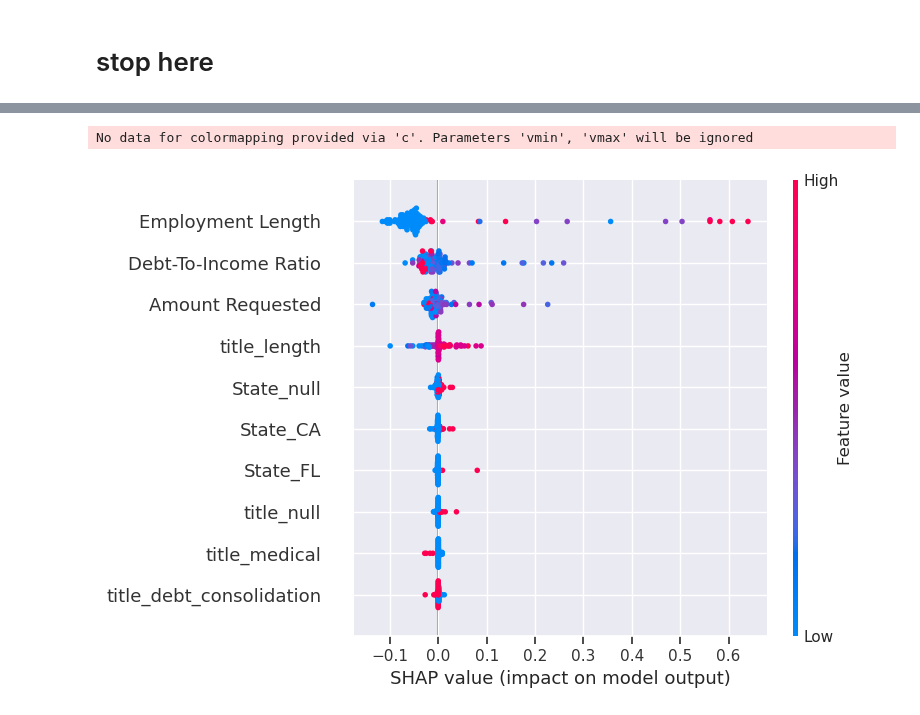
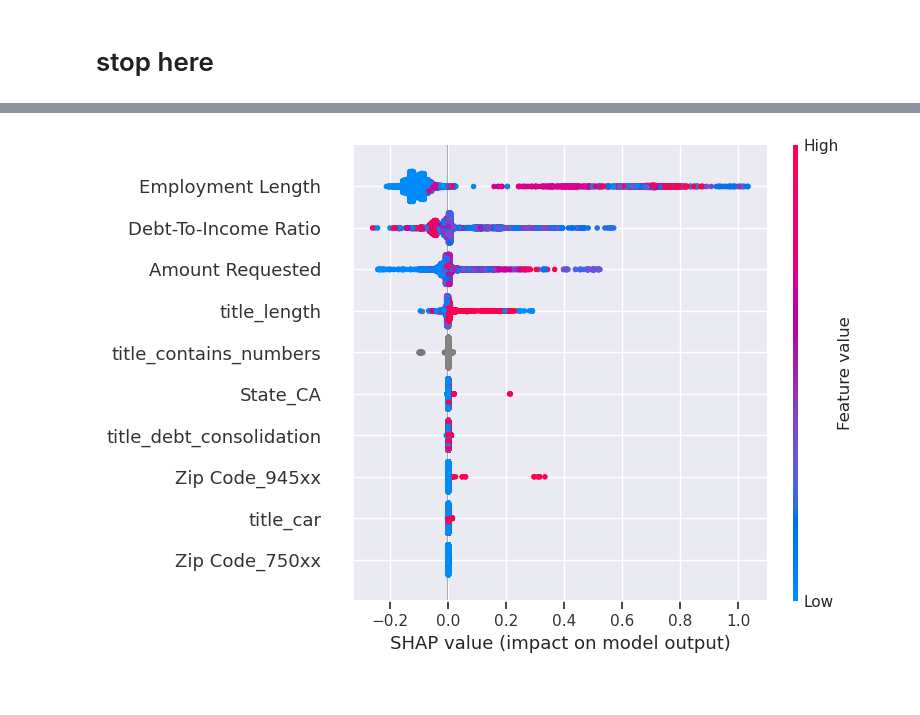
Before and after one commit to gediminas-skvarnavicius/lending-club, a Jupyter notebook: analysis.ipynb, the cells around one changed output, grey strips where cells are left out. Saved outputs shown, nothing was run; the diff lists cells and outputs as text; code cells hidden in the pictures.

Commit message:
model updated dtree added

```diff
--- a/analysis.ipynb
+++ b/analysis.ipynb
@@ -370,5 +93,3 @@ loan_classifier=lgb.LGBMClassifier(class_weight='balanced',force_col_wise=True)
-# %%
-X_mini_val=text_preprocessing_wo_training(X_mini_val)
 # %%
 full_pipeline = Pipeline(
     [
@@ -380,18 +101,21 @@ full_pipeline = Pipeline(
 from ray import train, tune
 from sklearn.metrics import f1_score
 
+search_space = {
+    'model__num_leaves': tune.randint(10, 200),
+    'model__n_estimators': tune.randint(10, 250),
+    'model__learning_rate': tune.loguniform(0.001, 0.1),
+    'model__colsample_bytree': tune.uniform(0.5, 1.0),
+    'model__subsample': tune.uniform(0.5, 1.0),
+    'model__reg_alpha': tune.loguniform(0.001, 1.0),
+    'model__reg_lambda': tune.loguniform(0.001, 1.0),
+    'model__boosting_type': tune.choice(['gbdt', 'dart', 'rf']),
+}
 
-search_space = {
-    'model__num_leaves': tune.randint(10, 100),
-    'model__learning_rate': tune.loguniform(0.001, 0.1),
-    'model__feature_fraction': tune.uniform(0.5, 1.0),
-    'model__bagging_fraction': tune.uniform(0.5, 1.0),
-    'model__n_estimators': tune.randint(10,250)
-}
 
 def objective(x,params):
     full_pipeline.set_params(**params)
-    full_pipeline.fit(X_mini_eda,y_mini_train)
+    full_pipeline.fit(X_mini_train,y_mini_train)
     preds=full_pipeline.predict(X_mini_val)
     f1=f1_score(y_mini_val,preds)
     print(f'trial {x}')
@@ -413,7 +137,7 @@ tuner = tune.Tuner(
     Trainable,
     run_config=train.RunConfig(
         # Train for 20 steps
-        stop={"training_iteration": 5},
+        stop={"training_iteration": 50},
         checkpoint_config=train.CheckpointConfig(
             # We haven't implemented checkpointing yet. See below!
             checkpoint_at_end=False
@@ -460,3 +178,4 @@ Trial Status
 # %%
-results.get_best_result().config
+best_params=results.get_best_result().config
+best_params
 # %% [output]
@@ -467,0 +190,3 @@ results.get_best_result().config
+# %%
+full_pipeline.set_params(**best_params)
+full_pipeline.fit(X_mini_train,y_mini_train)
@@ -481,25 +223,23 @@ weighted avg       0.96      0.93      0.93    540883
 # %%
-import shap
-names=full_pipeline['preprocess'].transform(X_mini_val.sample(100,seed=1)).columns
+names=full_pipeline['preprocess'].transform(X_mini_val.sample(10000,seed=1)).columns
 explainer_tree = shap.TreeExplainer(
     full_pipeline["model"],
     data=full_pipeline["preprocess"]
     .transform((X_mini_val.sample(100, seed=1)))
     .to_numpy(),
     model_output="probability",
 )
 
 shap_values = explainer_tree.shap_values(
-    full_pipeline["preprocess"].transform(X_mini_val.sample(100, seed=1)).to_numpy()
+    full_pipeline["preprocess"].transform(X_mini_val.sample(10000, seed=1)).to_numpy()
 )
 
 shap.summary_plot(
     shap_values,
-    full_pipeline['preprocess'].transform(X_mini_val.sample(100,seed=1))
+    full_pipeline['preprocess'].transform(X_mini_val.sample(10000,seed=1))
     .to_numpy(),
     feature_names=names,
     max_display=10
 )
 # %% [output]
-No data for colormapping provided via 'c'. Parameters 'vmin', 'vmax' will be ignored
-[figure, old version]
+[figure, new version]
```
Also changed, not shown: parts of 52 cells of this notebook, 3 other files.
